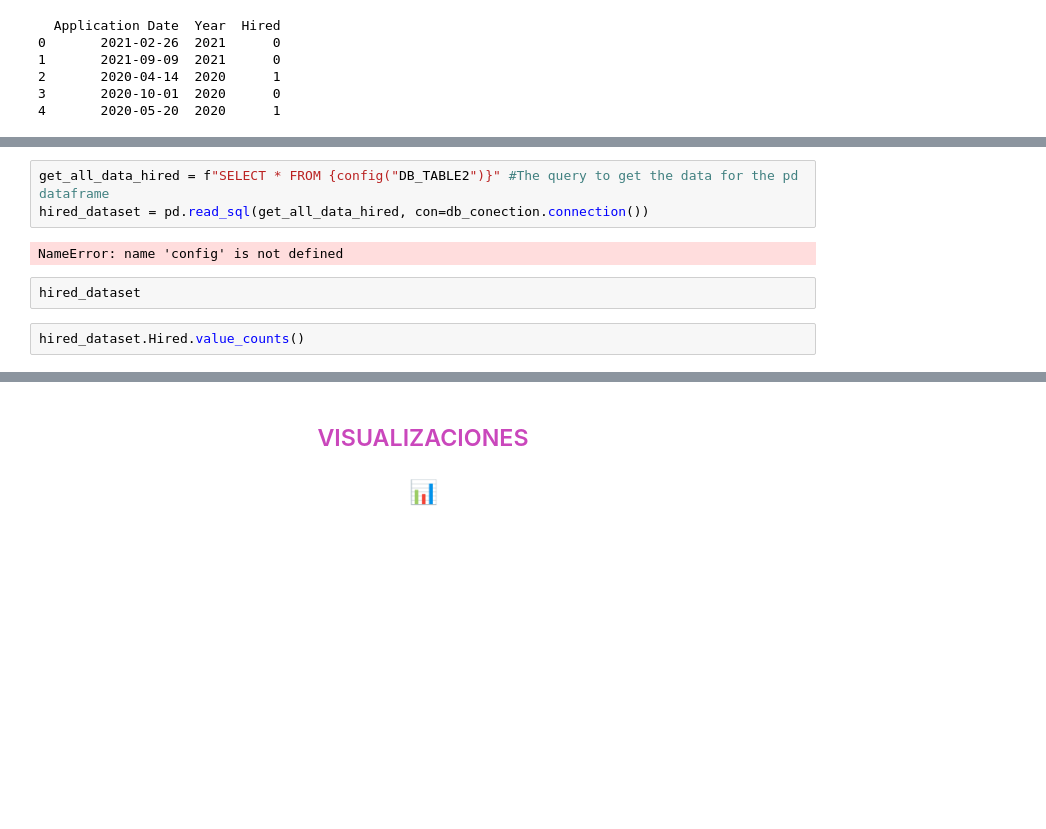
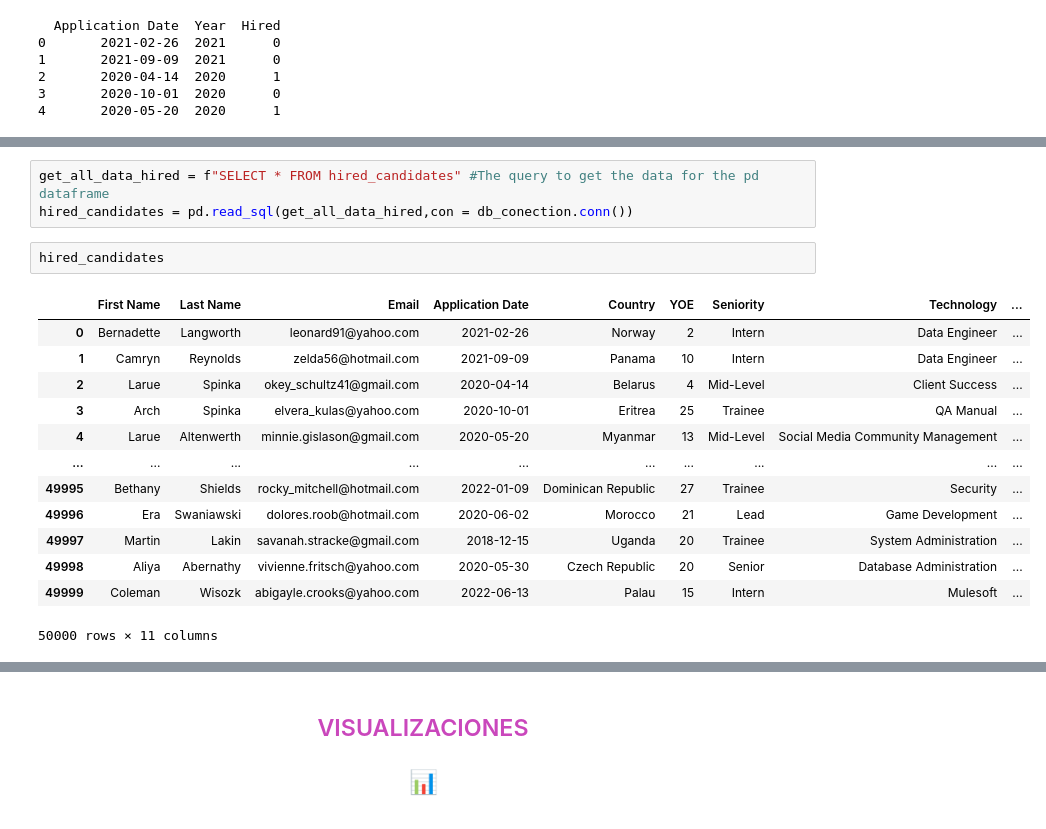
Before and after one commit to anacriquintero/WORKSHOP1, a Jupyter notebook: Notebooks/EDA.ipynb, the cells around one changed output, grey strips where cells are left out. Drawn from its saved outputs; the diff is of its cells as text; blank space fills up the shorter version.

```diff
--- a/Notebooks/EDA.ipynb
+++ b/Notebooks/EDA.ipynb
@@ -150,11 +150,21 @@ hired_table.to_sql(name='DB_TABLE2', con=db_conection.conn(), if_exists='replace
 # %% [output]
 1000
 # %%
-get_all_data_hired = f"SELECT * FROM {config("DB_TABLE2")}" #The query to get the data for the pd dataframe
-hired_dataset = pd.read_sql(get_all_data_hired, con=db_conection.connection())
+get_all_data_hired = f"SELECT * FROM hired_candidates" #The query to get the data for the pd dataframe
+hired_candidates = pd.read_sql(get_all_data_hired,con = db_conection.conn())
-# %% [output]
-NameError: name 'config' is not defined
-# %%
-hired_dataset
-# %%
-hired_dataset.Hired.value_counts()
+# %%
+hired_candidates
+# %% [output]
+|  | First Name | Last Name | Email | Application Date | Country | YOE | Seniority | Technology | ... |
+| 0 | Bernadette | Langworth | leonard91@yahoo.com | 2021-02-26 | Norway | 2 | Intern | Data Engineer | ... |
+| 1 | Camryn | Reynolds | zelda56@hotmail.com | 2021-09-09 | Panama | 10 | Intern | Data Engineer | ... |
+| 2 | Larue | Spinka | okey_schultz41@gmail.com | 2020-04-14 | Belarus | 4 | Mid-Level | Client Success | ... |
+| 3 | Arch | Spinka | elvera_kulas@yahoo.com | 2020-10-01 | Eritrea | 25 | Trainee | QA Manual | ... |
+| 4 | Larue | Altenwerth | minnie.gislason@gmail.com | 2020-05-20 | Myanmar | 13 | Mid-Level | Social Media Community Management | ... |
+| ... | ... | ... | ... | ... | ... | ... | ... | ... | ... |
+| 49995 | Bethany | Shields | rocky_mitchell@hotmail.com | 2022-01-09 | Dominican Republic | 27 | Trainee | Security | ... |
+| 49996 | Era | Swaniawski | dolores.roob@hotmail.com | 2020-06-02 | Morocco | 21 | Lead | Game Development | ... |
+| 49997 | Martin | Lakin | savanah.stracke@gmail.com | 2018-12-15 | Uganda | 20 | Trainee | System Administration | ... |
+| 49998 | Aliya | Abernathy | vivienne.fritsch@yahoo.com | 2020-05-30 | Czech Republic | 20 | Senior | Database Administration | ... |
+| 49999 | Coleman | Wisozk | abigayle.crooks@yahoo.com | 2022-06-13 | Palau | 15 | Intern | Mulesoft | ... |
+50000 rows × 11 columns
```
Also changed, not shown: parts of 2 cells of this notebook, 38 other files.
